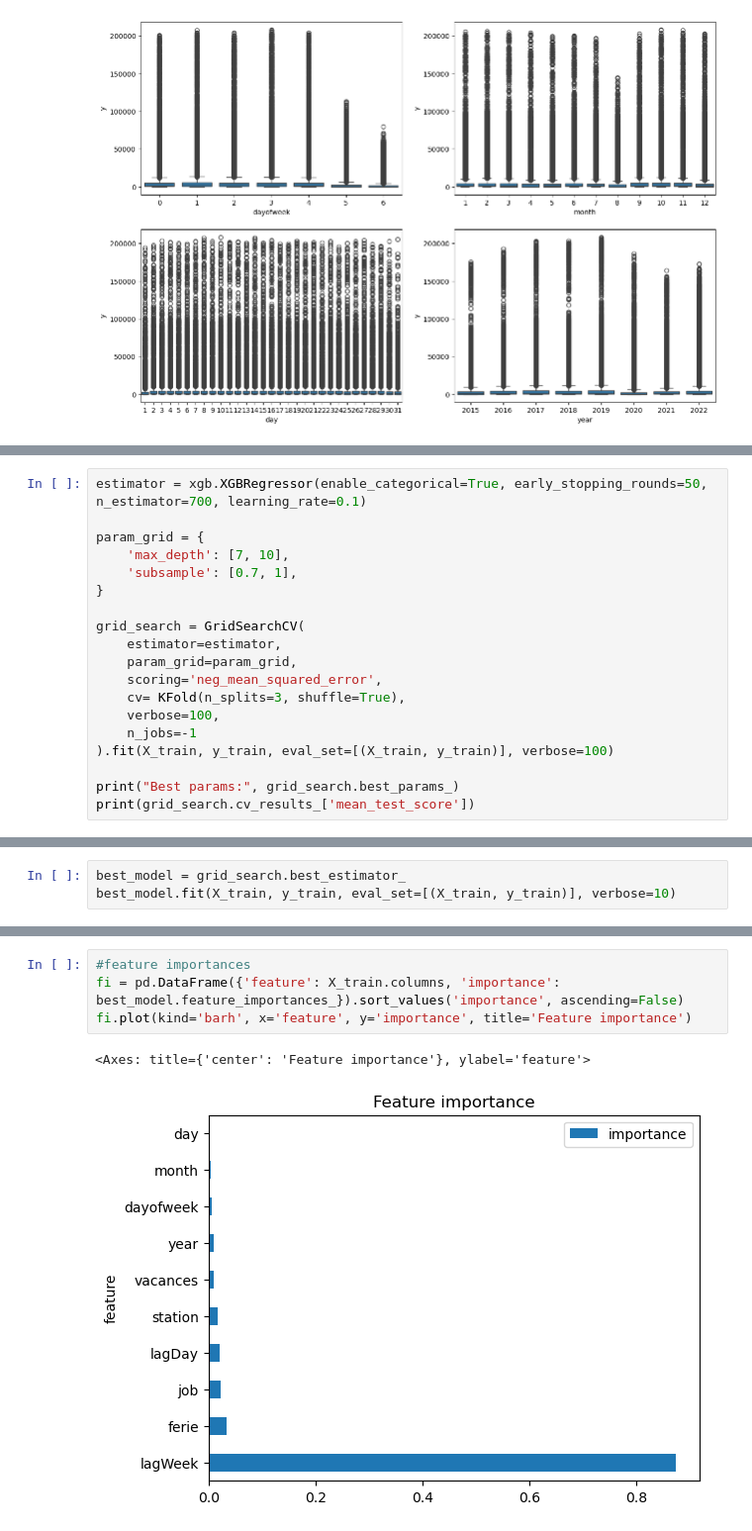
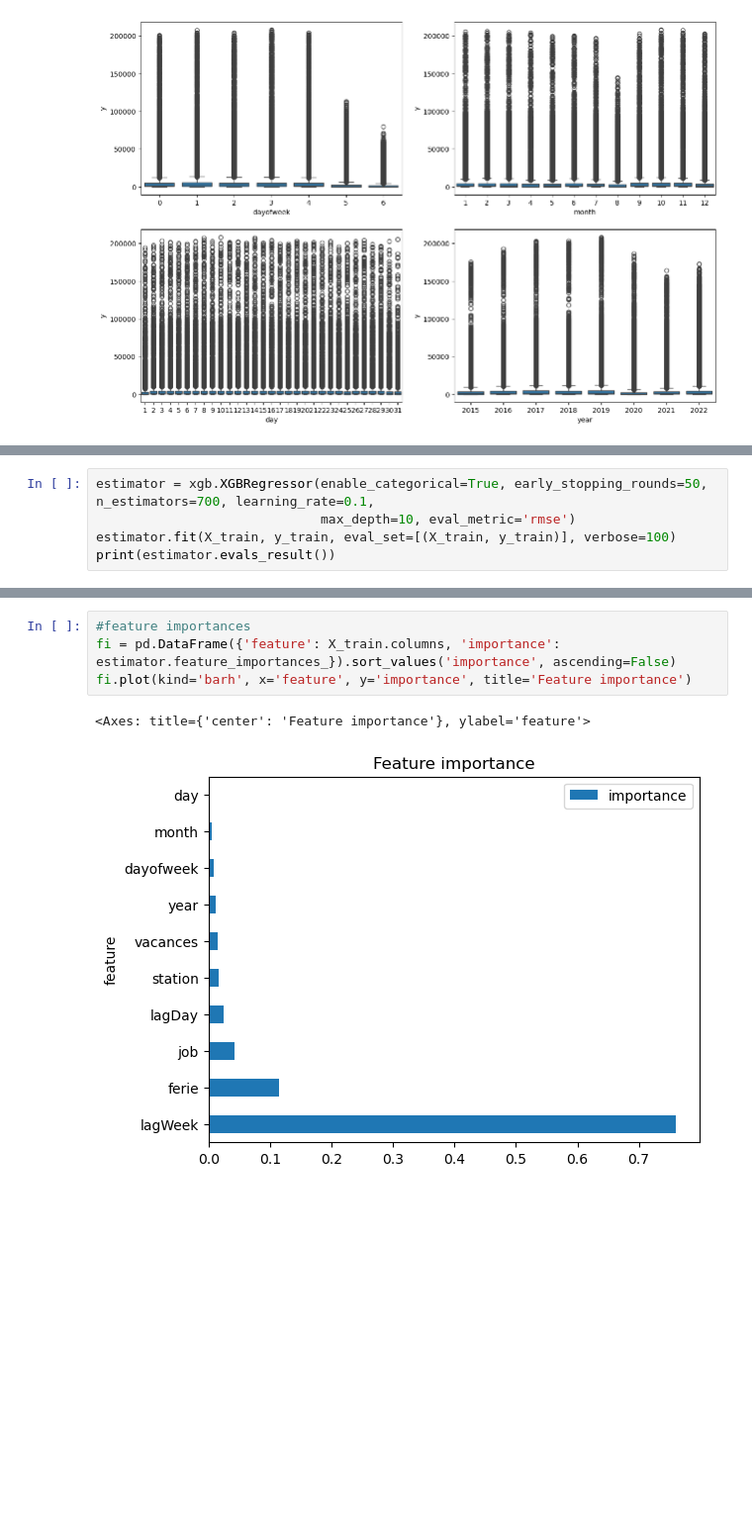
Before and after one commit to ML-SNCF-Transilien/Prediction_SNCF, a Jupyter notebook: ml_pred.ipynb, the cells around one changed output, grey strips where cells are left out. Shown at 99% size. Drawn from its saved outputs; the diff is of its cells as text; blank space fills up the shorter version.

```diff
--- a/ml_pred.ipynb
+++ b/ml_pred.ipynb
@@ -163,20 +173,6 @@ print(grid_search.cv_results_['mean_test_score'])'''
 # %%
-estimator = xgb.XGBRegressor(enable_categorical=True, early_stopping_rounds=50, n_estimator=700, learning_rate=0.1)
-
-param_grid = {
-    'max_depth': [7, 10],
-    'subsample': [0.7, 1],
-}
-
-grid_search = GridSearchCV(
-    estimator=estimator,
-    param_grid=param_grid,
-    scoring='neg_mean_squared_error',
-    cv= KFold(n_splits=3, shuffle=True),
-    verbose=100,
-    n_jobs=-1
-).fit(X_train, y_train, eval_set=[(X_train, y_train)], verbose=100)
-
-print("Best params:", grid_search.best_params_)
-print(grid_search.cv_results_['mean_test_score'])
+estimator = xgb.XGBRegressor(enable_categorical=True, early_stopping_rounds=50, n_estimators=700, learning_rate=0.1,
+                             max_depth=10, eval_metric='rmse')
+estimator.fit(X_train, y_train, eval_set=[(X_train, y_train)], verbose=100)
+print(estimator.evals_result())
 # %% [output]
@@ -220,3 +187,0 @@ Parameters: { "n_estimator" } are not used.
-# %%
-best_model = grid_search.best_estimator_
-best_model.fit(X_train, y_train, eval_set=[(X_train, y_train)], verbose=10)
@@ -249,10 +188,10 @@ XGBRegressor(base_score=None, booster=None, callbacks=None,
 # %%
 #feature importances
-fi = pd.DataFrame({'feature': X_train.columns, 'importance': best_model.feature_importances_}).sort_values('importance', ascending=False)
+fi = pd.DataFrame({'feature': X_train.columns, 'importance': estimator.feature_importances_}).sort_values('importance', ascending=False)
 fi.plot(kind='barh', x='feature', y='importance', title='Feature importance')
 # %% [output]
 <Axes: title={'center': 'Feature importance'}, ylabel='feature'>
-[figure, old version]
+[figure, new version]
 # %%
 # Predict using the trained model
 y_pred = pd.DataFrame(index=X_test.index)
```
Also changed, not shown: parts of 13 cells of this notebook, 2 other files.
